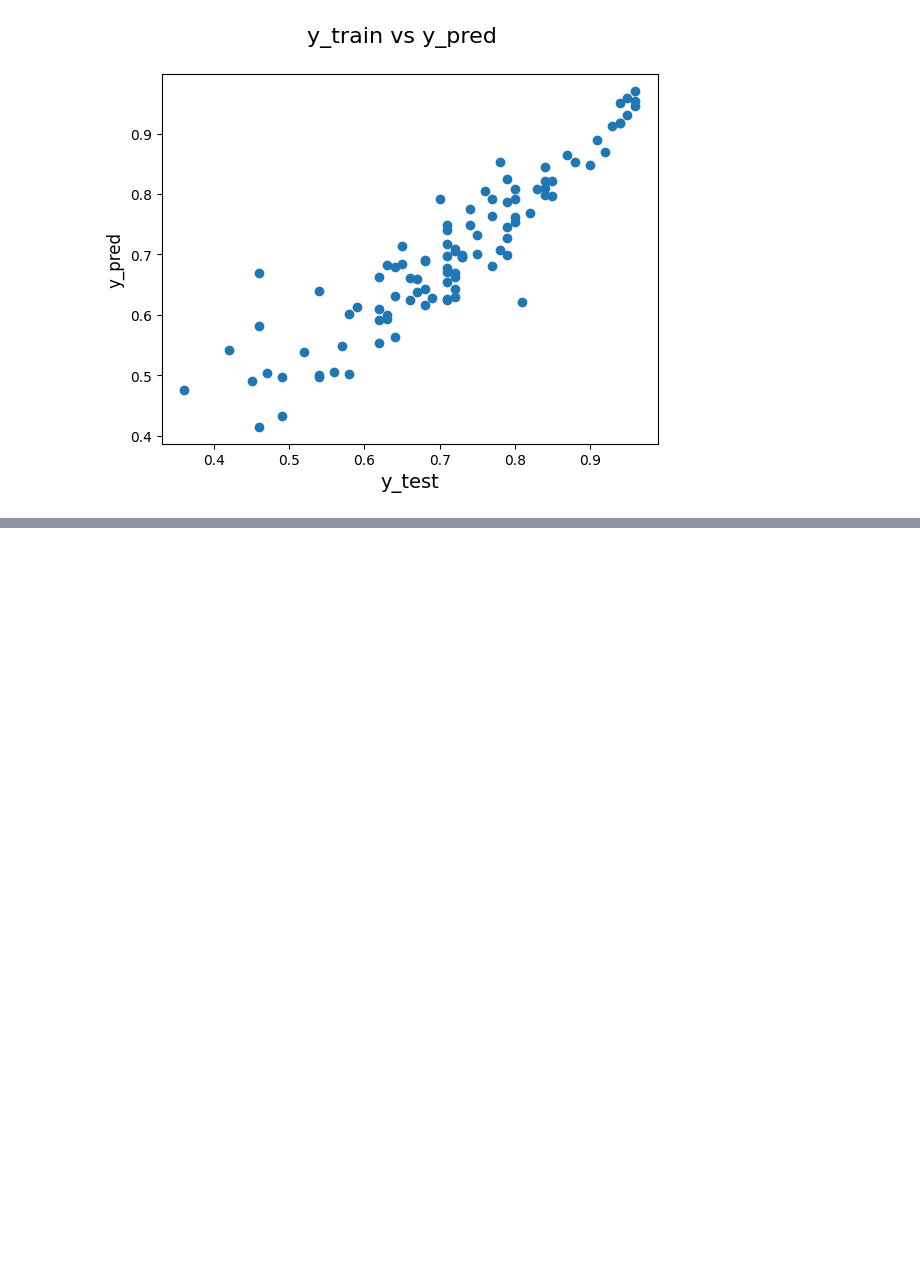
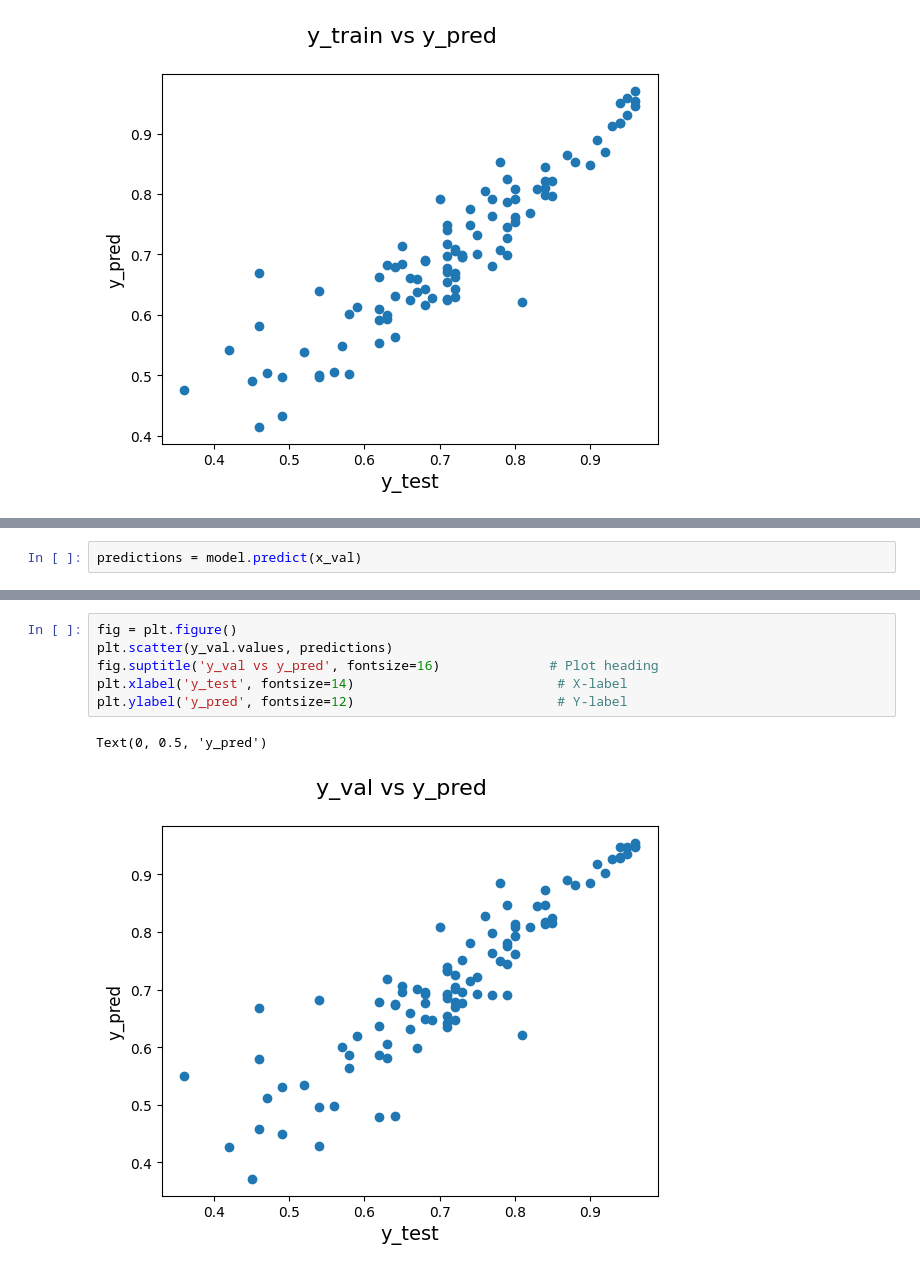
Before and after one commit to pritkudale/Jamboree, a Jupyter notebook: Jamboree-Case Study-Copy1.ipynb, the cells around one changed output, grey strips where cells are left out. Drawn from its saved outputs; the diff is of its cells as text; blank space fills up the shorter version.

```diff
--- a/Jamboree-Case Study-Copy1.ipynb
+++ b/Jamboree-Case Study-Copy1.ipynb
@@ -863,0 +1028,2 @@ Text(0, 0.5, 'y_pred')
+# %%
+predictions = model.predict(x_val)
@@ -863,0 +1032,9 @@ Text(0, 0.5, 'y_pred')
+# %%
+fig = plt.figure()
+plt.scatter(y_val.values, predictions)
+fig.suptitle('y_val vs y_pred', fontsize=16)              # Plot heading
+plt.xlabel('y_test', fontsize=14)                          # X-label
+plt.ylabel('y_pred', fontsize=12)                          # Y-label
+# %% [output]
+Text(0, 0.5, 'y_pred')
+[figure, added]
```
Also changed, not shown: parts of 7 cells of this notebook.
